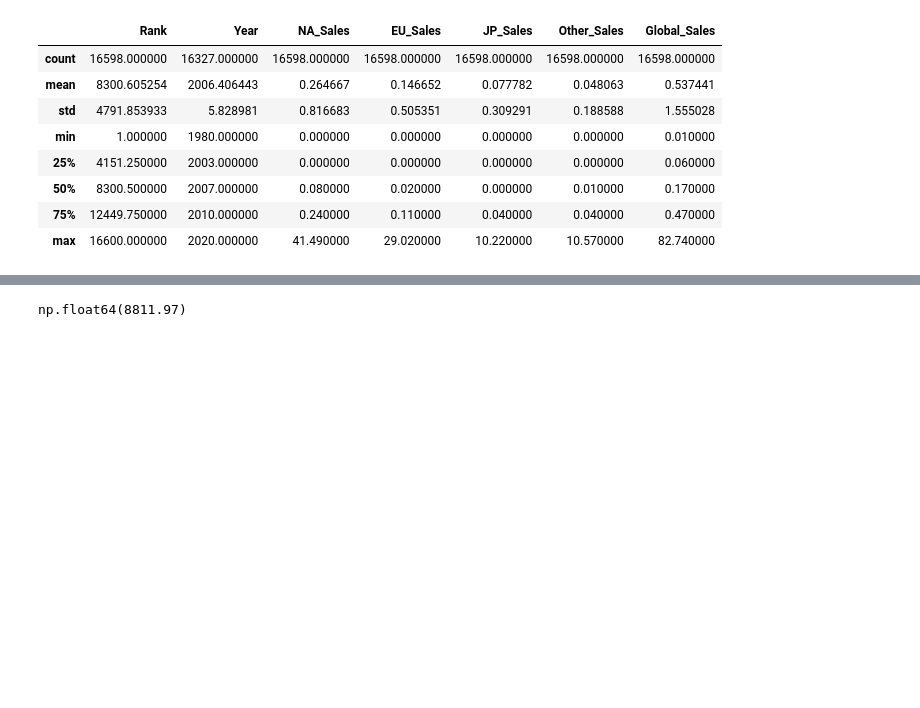
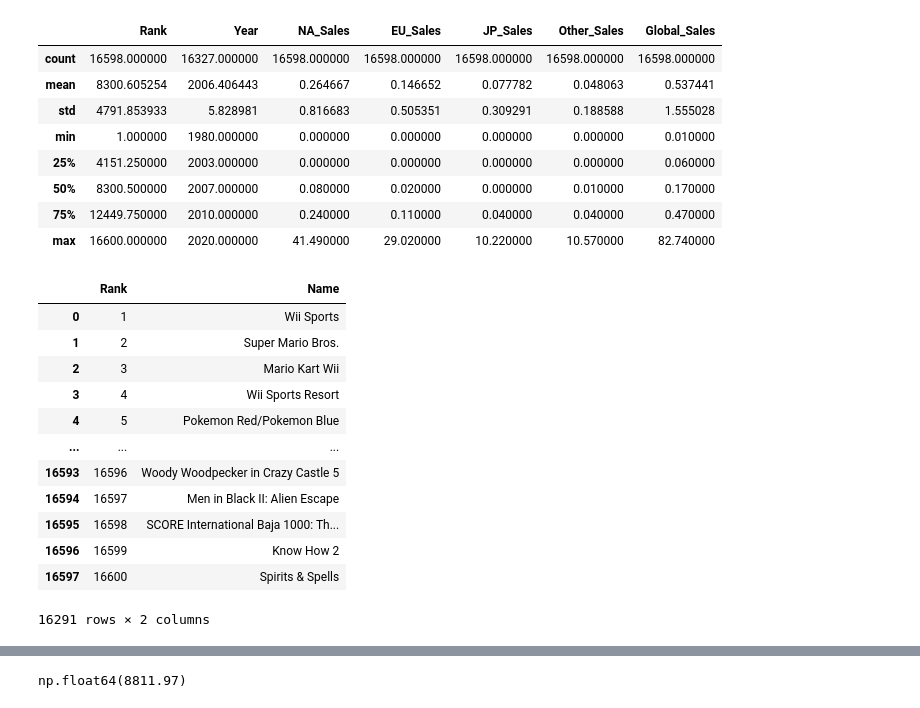
Before and after one commit to Alexander040105/ids-group-case-study, a Jupyter notebook: midterms_case_study1/case_study.ipynb, the cells around one changed output, grey strips where cells are left out. Saved outputs shown, nothing was run; the diff lists cells and outputs as text; code cells hidden in the pictures; blank space fills up the shorter version.

```diff
--- a/midterms_case_study1/case_study.ipynb
+++ b/midterms_case_study1/case_study.ipynb
@@ -39,3 +39,19 @@ vgsales_dataset_copy.describe()
 | max | 16600.000000 | 2020.000000 | 41.490000 | 29.020000 | 10.220000 | 10.570000 | 82.740000 |
 # %%
 vgsales_dataset_copy = vgsales_dataset_copy.dropna()
+# %%
+vgsales_dataset_copy[['Rank', 'Name']]
+# %% [output]
+|  | Rank | Name |
+| 0 | 1 | Wii Sports |
+| 1 | 2 | Super Mario Bros. |
+| 2 | 3 | Mario Kart Wii |
+| 3 | 4 | Wii Sports Resort |
+| 4 | 5 | Pokemon Red/Pokemon Blue |
+| ... | ... | ... |
+| 16593 | 16596 | Woody Woodpecker in Crazy Castle 5 |
+| 16594 | 16597 | Men in Black II: Alien Escape |
+| 16595 | 16598 | SCORE International Baja 1000: Th... |
+| 16596 | 16599 | Know How 2 |
+| 16597 | 16600 | Spirits & Spells |
+16291 rows × 2 columns
```
Also changed, not shown: parts of 4 cells of this notebook, 1 other file.
